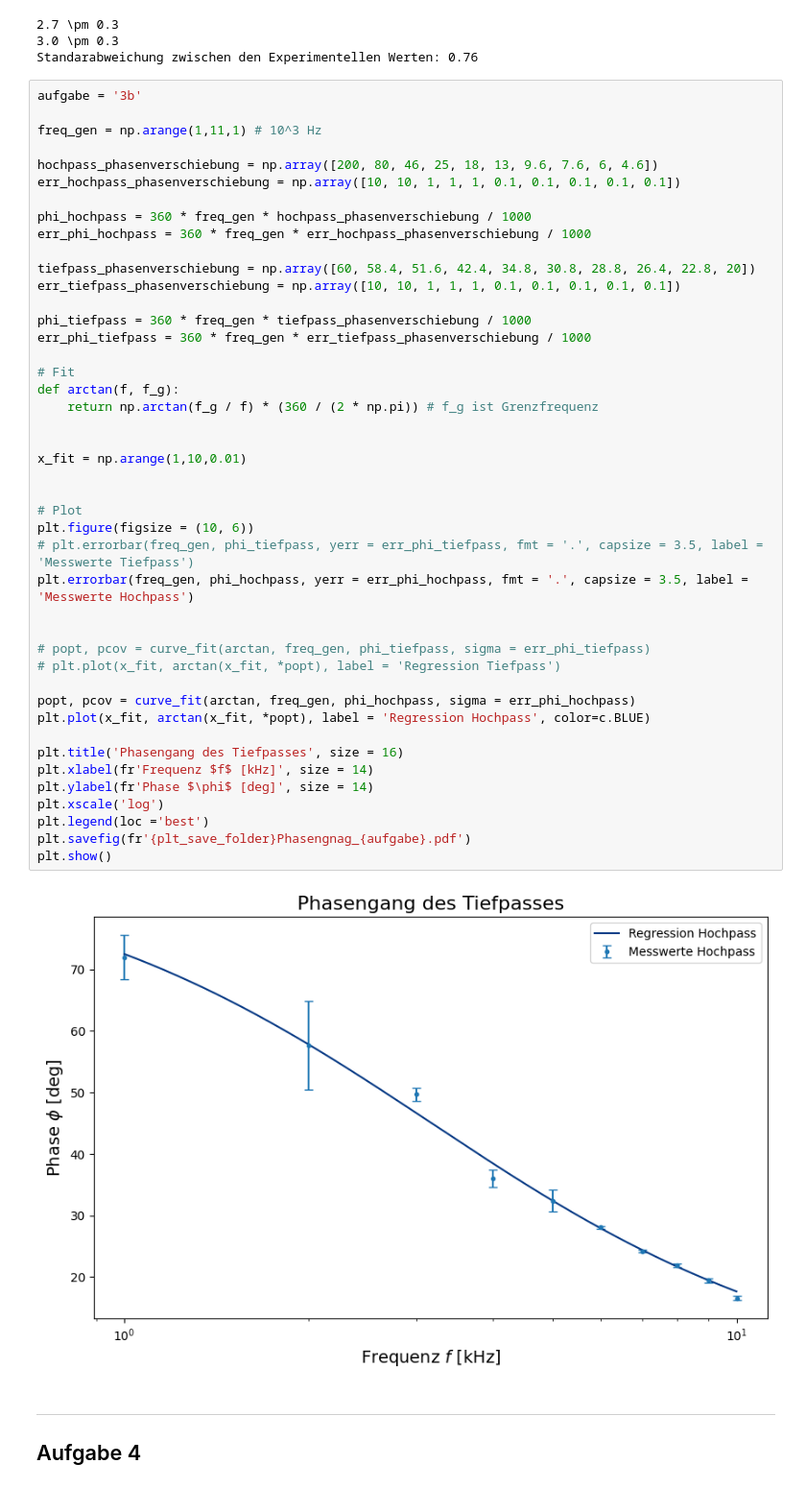
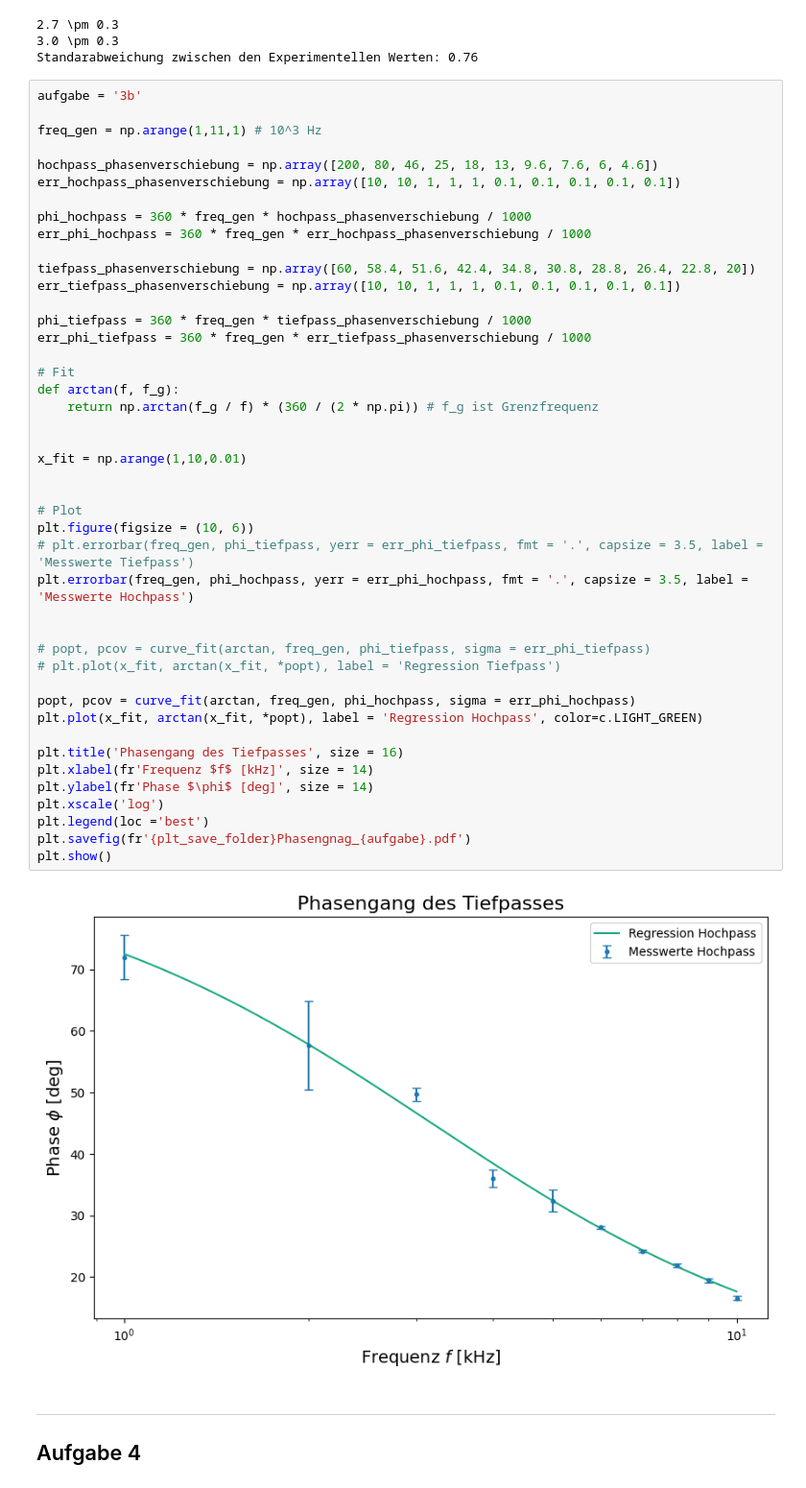
Before and after one commit to FinnZeumer/PAP-2, a Jupyter notebook: Versuche/241/Python/V241.ipynb, the cells around one changed output. Shown at 96% size. Cells and saved outputs as stored; diff of their text form.

```diff
--- a/Versuche/241/Python/V241.ipynb
+++ b/Versuche/241/Python/V241.ipynb
@@ -450,35 +450,35 @@ err_tiefpass_phasenverschiebung = np.array([10, 10, 1, 1, 1, 0.1, 0.1, 0.1, 0.1,
 phi_tiefpass = 360 * freq_gen * tiefpass_phasenverschiebung / 1000
 err_phi_tiefpass = 360 * freq_gen * err_tiefpass_phasenverschiebung / 1000
 
 # Fit
 def arctan(f, f_g):
     return np.arctan(f_g / f) * (360 / (2 * np.pi)) # f_g ist Grenzfrequenz
 
 
 x_fit = np.arange(1,10,0.01)
 
 
 # Plot
 plt.figure(figsize = (10, 6))
 # plt.errorbar(freq_gen, phi_tiefpass, yerr = err_phi_tiefpass, fmt = '.', capsize = 3.5, label = 'Messwerte Tiefpass')
 plt.errorbar(freq_gen, phi_hochpass, yerr = err_phi_hochpass, fmt = '.', capsize = 3.5, label = 'Messwerte Hochpass')
 
 
 # popt, pcov = curve_fit(arctan, freq_gen, phi_tiefpass, sigma = err_phi_tiefpass)
 # plt.plot(x_fit, arctan(x_fit, *popt), label = 'Regression Tiefpass')
 
 popt, pcov = curve_fit(arctan, freq_gen, phi_hochpass, sigma = err_phi_hochpass)
-plt.plot(x_fit, arctan(x_fit, *popt), label = 'Regression Hochpass', color=c.BLUE)
+plt.plot(x_fit, arctan(x_fit, *popt), label = 'Regression Hochpass', color=c.LIGHT_GREEN)
 
 plt.title('Phasengang des Tiefpasses', size = 16)
 plt.xlabel(fr'Frequenz $f$ [kHz]', size = 14)
 plt.ylabel(fr'Phase $\phi$ [deg]', size = 14)
 plt.xscale('log')
 plt.legend(loc ='best')
 plt.savefig(fr'{plt_save_folder}Phasengnag_{aufgabe}.pdf')
 plt.show()
 # %% [output]
-[figure, old version]
+[figure, new version]
 # %% [markdown]
 <hr>
 
```
Also changed, not shown: parts of 8 cells of this notebook, 7 other files.
